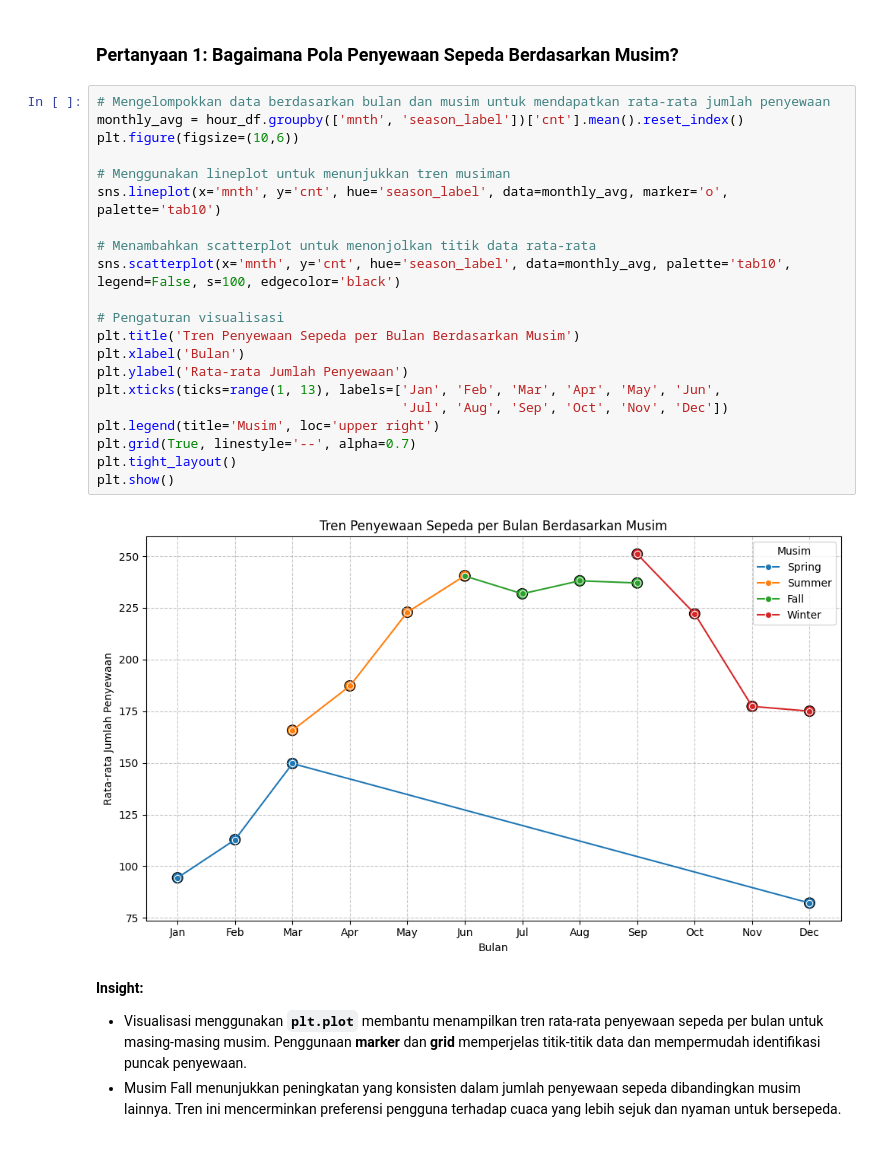
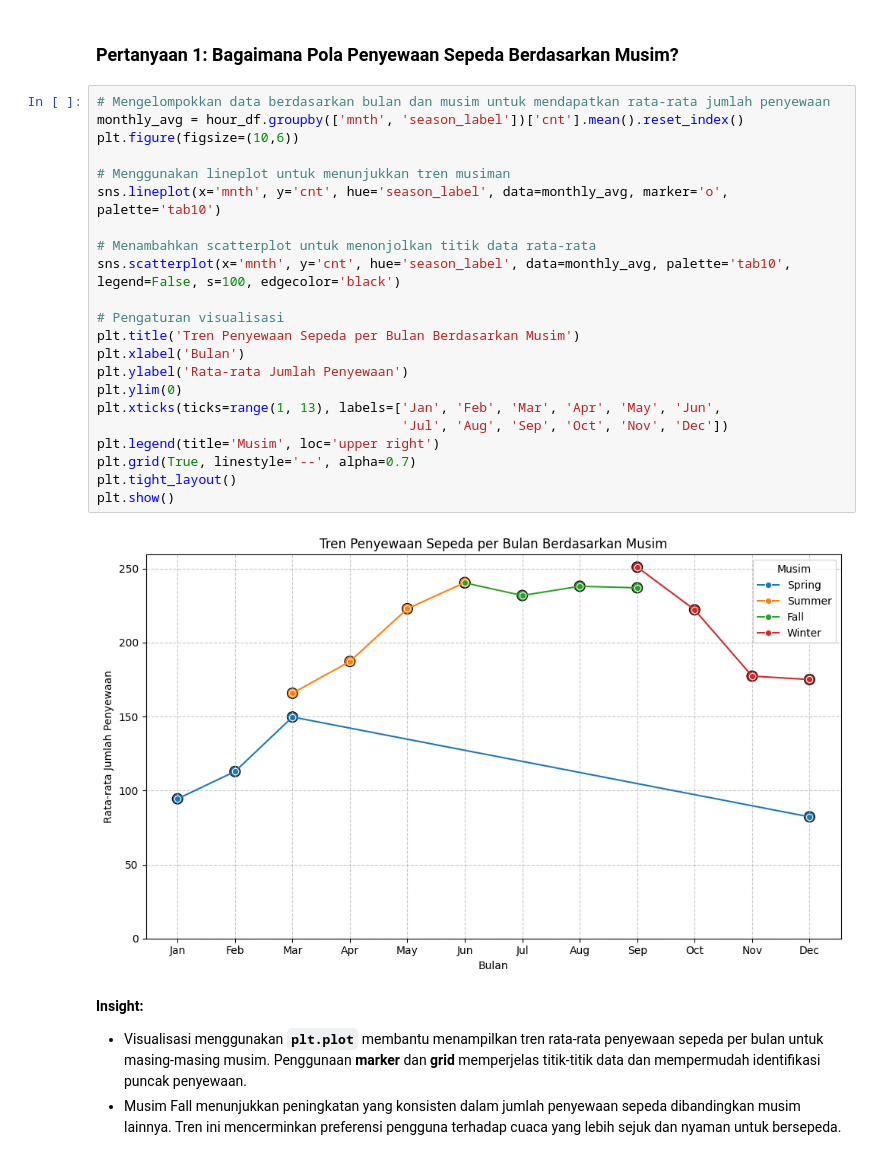
Before and after one commit to TienEn1707/Bike-Sharing-Analysis, a Jupyter notebook: notebook.ipynb, the cells around one changed output. Drawn from its saved outputs; the diff is of its cells as text.

```diff
--- a/notebook.ipynb
+++ b/notebook.ipynb
@@ -239,26 +239,27 @@ plt.show()
 # %%
 # Mengelompokkan data berdasarkan bulan dan musim untuk mendapatkan rata-rata jumlah penyewaan
 monthly_avg = hour_df.groupby(['mnth', 'season_label'])['cnt'].mean().reset_index()
 plt.figure(figsize=(10,6))
 
 # Menggunakan lineplot untuk menunjukkan tren musiman
 sns.lineplot(x='mnth', y='cnt', hue='season_label', data=monthly_avg, marker='o', palette='tab10')
 
 # Menambahkan scatterplot untuk menonjolkan titik data rata-rata
 sns.scatterplot(x='mnth', y='cnt', hue='season_label', data=monthly_avg, palette='tab10', legend=False, s=100, edgecolor='black')
 
 # Pengaturan visualisasi
 plt.title('Tren Penyewaan Sepeda per Bulan Berdasarkan Musim')
 plt.xlabel('Bulan')
 plt.ylabel('Rata-rata Jumlah Penyewaan')
+plt.ylim(0)
 plt.xticks(ticks=range(1, 13), labels=['Jan', 'Feb', 'Mar', 'Apr', 'May', 'Jun',
                                        'Jul', 'Aug', 'Sep', 'Oct', 'Nov', 'Dec'])
 plt.legend(title='Musim', loc='upper right')
 plt.grid(True, linestyle='--', alpha=0.7)
 plt.tight_layout()
 plt.show()
 # %% [output]
-[figure, old version]
+[figure, new version]
 # %% [markdown]
 **Insight:**
 - Visualisasi menggunakan **`plt.plot`** membantu menampilkan tren rata-rata penyewaan sepeda per bulan untuk masing-masing musim. Penggunaan **marker** dan **grid** memperjelas titik-titik data dan mempermudah identifikasi puncak penyewaan.
```
Also changed, not shown: parts of 1 cell of this notebook, 3 other files.
